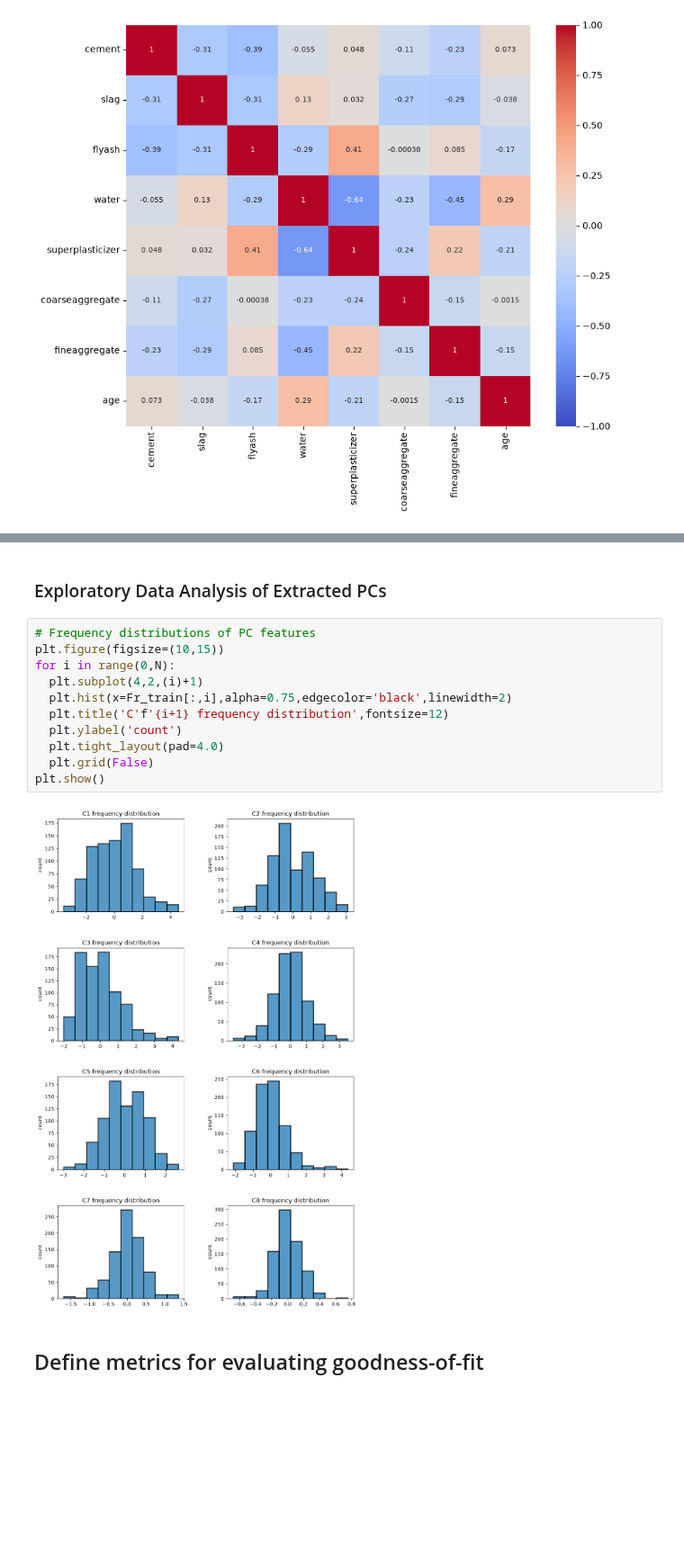
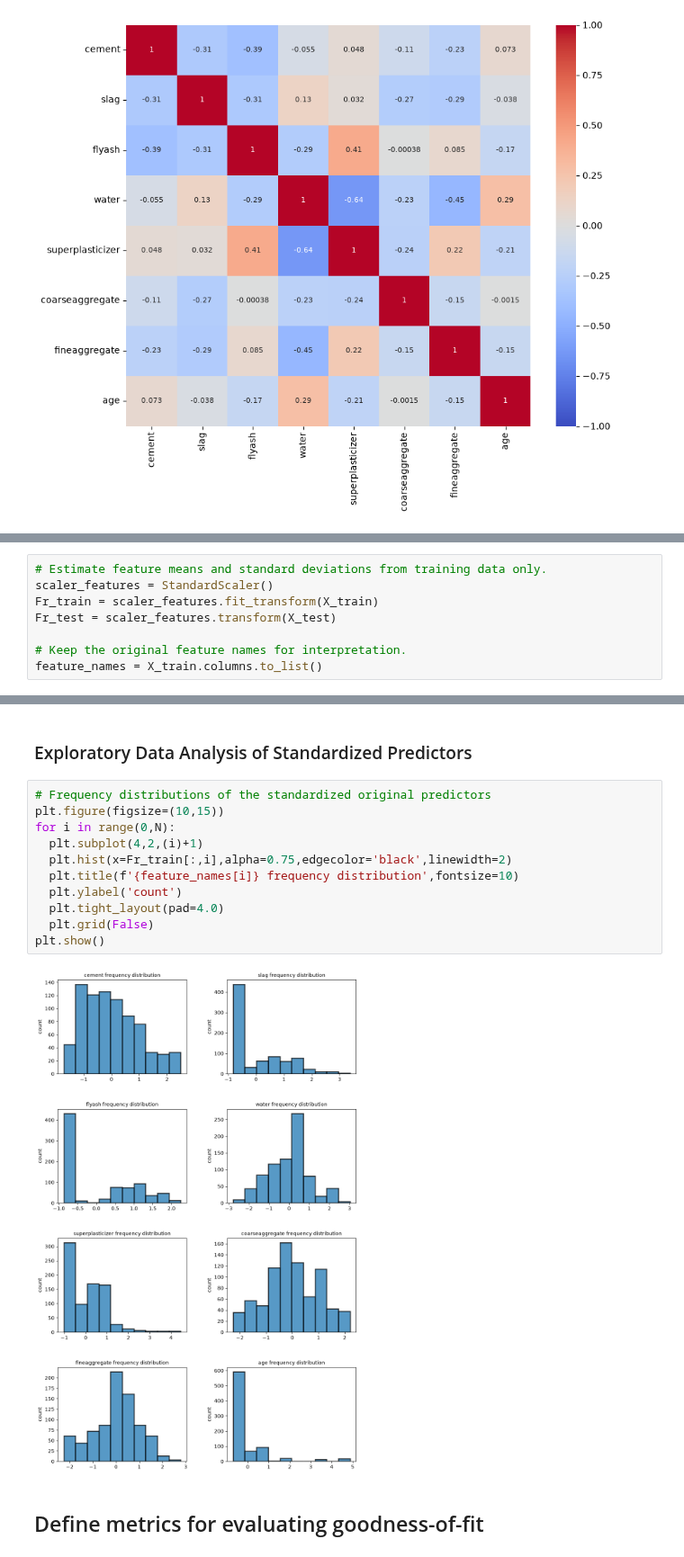
Before and after one commit to SBU-r/CIV555-Fall26, a Jupyter notebook: Notebooks/05_Regression.ipynb, the cells around one changed output, grey strips where cells are left out. Shown at 90% size. Cells and saved outputs as stored; diff of their text form; blank space fills up the shorter version.

```diff
--- a/Notebooks/05_Regression.ipynb
+++ b/Notebooks/05_Regression.ipynb
@@ -206,0 +175,8 @@ Fr_test=pca.transform(StandardScaler().fit_transform(X_test)) # Transform the te
+# %%
+# Estimate feature means and standard deviations from training data only.
+scaler_features = StandardScaler()
+Fr_train = scaler_features.fit_transform(X_train)
+Fr_test = scaler_features.transform(X_test)
+
+# Keep the original feature names for interpretation.
+feature_names = X_train.columns.to_list()
@@ -207,18 +193,18 @@ Fr_test=pca.transform(StandardScaler().fit_transform(X_test)) # Transform the te
 # %% [markdown]
-### Exploratory Data Analysis of Extracted PCs
+### Exploratory Data Analysis of Standardized Predictors
 # %%
-# Frequency distributions of PC features
+# Frequency distributions of the standardized original predictors
 plt.figure(figsize=(10,15))
 for i in range(0,N):
   plt.subplot(4,2,(i)+1)
   plt.hist(x=Fr_train[:,i],alpha=0.75,edgecolor='black',linewidth=2)
-  plt.title('C'f'{i+1} frequency distribution',fontsize=12)
+  plt.title(f'{feature_names[i]} frequency distribution',fontsize=10)
   plt.ylabel('count')
   plt.tight_layout(pad=4.0)
   plt.grid(False)
 plt.show()
 # %% [output]
-[figure, old version]
+[figure, new version]
 # %% [markdown]
 ## Define metrics for evaluating goodness-of-fit
 # %%
```
Also changed, not shown: parts of 53 cells of this notebook, 1 other file.
